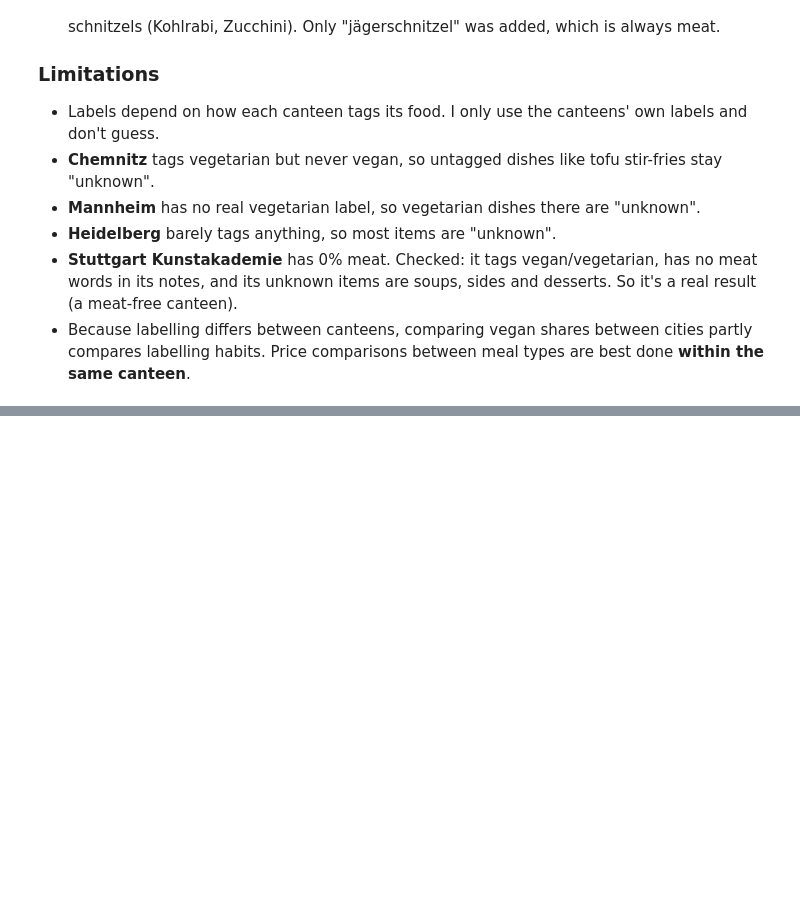
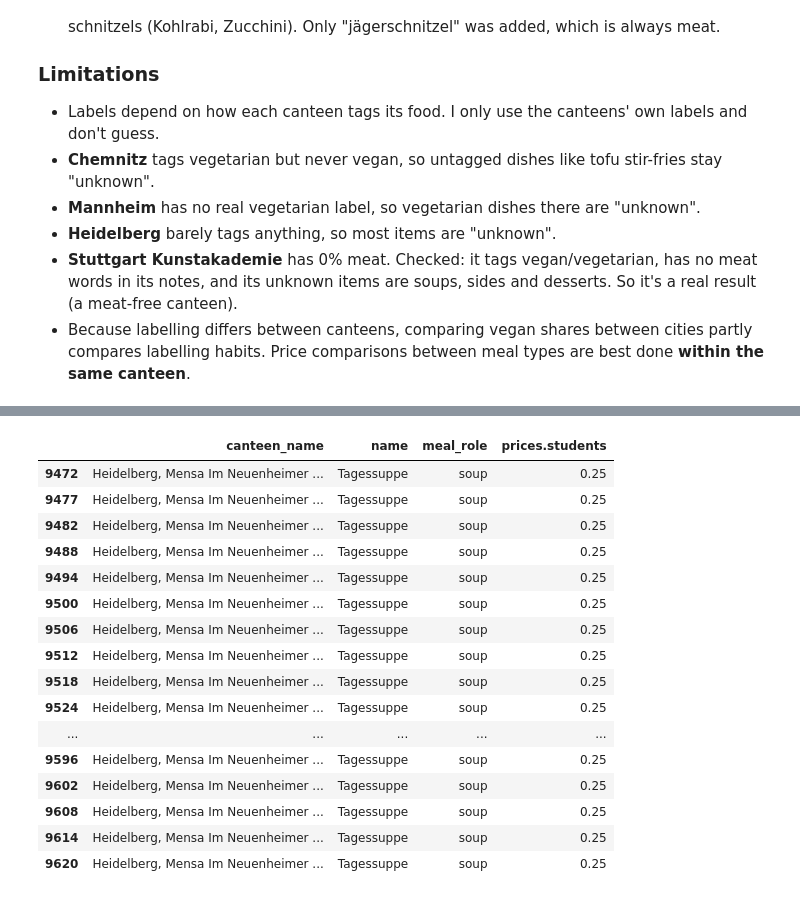
Before and after one commit to jasmeetkaurpelia/mensa-cost-of-living-analysis, a Jupyter notebook: notebooks/02_cleaning.ipynb, the cells around one changed output, grey strips where cells are left out. Saved outputs shown, nothing was run; the diff lists cells and outputs as text; code cells hidden in the pictures; blank space fills up the shorter version.

```diff
--- a/notebooks/02_cleaning.ipynb
+++ b/notebooks/02_cleaning.ipynb
@@ -599,0 +749,20 @@ Name: name, dtype: str
+# %%
+df_clean[df_clean["prices.students"] < 0.30][["canteen_name", "name", "meal_role", "prices.students"]]
+# %% [output]
+|  | canteen_name | name | meal_role | prices.students |
+| 9472 | Heidelberg, Mensa Im Neuenheimer ... | Tagessuppe | soup | 0.25 |
+| 9477 | Heidelberg, Mensa Im Neuenheimer ... | Tagessuppe | soup | 0.25 |
+| 9482 | Heidelberg, Mensa Im Neuenheimer ... | Tagessuppe | soup | 0.25 |
+| 9488 | Heidelberg, Mensa Im Neuenheimer ... | Tagessuppe | soup | 0.25 |
+| 9494 | Heidelberg, Mensa Im Neuenheimer ... | Tagessuppe | soup | 0.25 |
+| 9500 | Heidelberg, Mensa Im Neuenheimer ... | Tagessuppe | soup | 0.25 |
+| 9506 | Heidelberg, Mensa Im Neuenheimer ... | Tagessuppe | soup | 0.25 |
+| 9512 | Heidelberg, Mensa Im Neuenheimer ... | Tagessuppe | soup | 0.25 |
+| 9518 | Heidelberg, Mensa Im Neuenheimer ... | Tagessuppe | soup | 0.25 |
+| 9524 | Heidelberg, Mensa Im Neuenheimer ... | Tagessuppe | soup | 0.25 |
+| ... | ... | ... | ... | ... |
+| 9596 | Heidelberg, Mensa Im Neuenheimer ... | Tagessuppe | soup | 0.25 |
+| 9602 | Heidelberg, Mensa Im Neuenheimer ... | Tagessuppe | soup | 0.25 |
+| 9608 | Heidelberg, Mensa Im Neuenheimer ... | Tagessuppe | soup | 0.25 |
+| 9614 | Heidelberg, Mensa Im Neuenheimer ... | Tagessuppe | soup | 0.25 |
+| 9620 | Heidelberg, Mensa Im Neuenheimer ... | Tagessuppe | soup | 0.25 |
```
Also changed, not shown: parts of 25 cells of this notebook.
